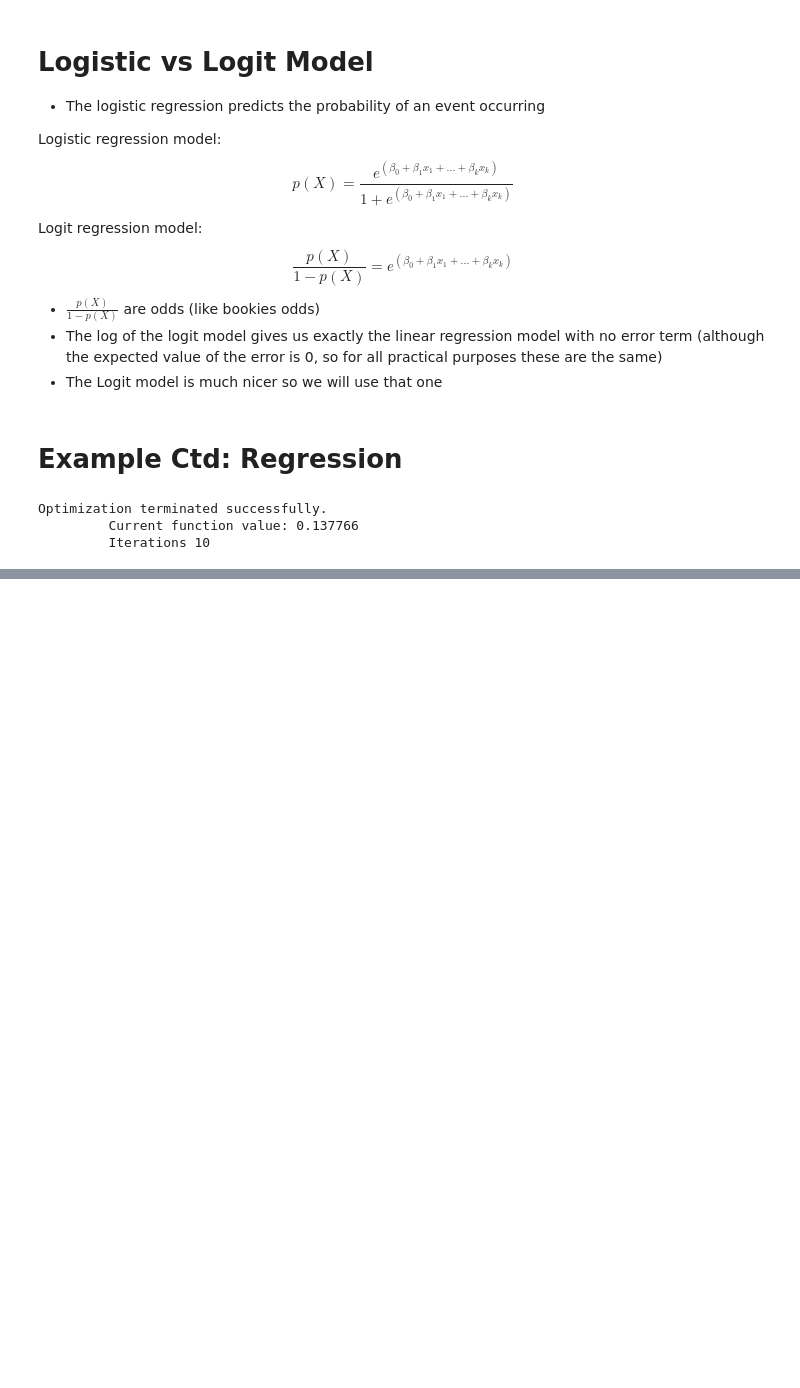
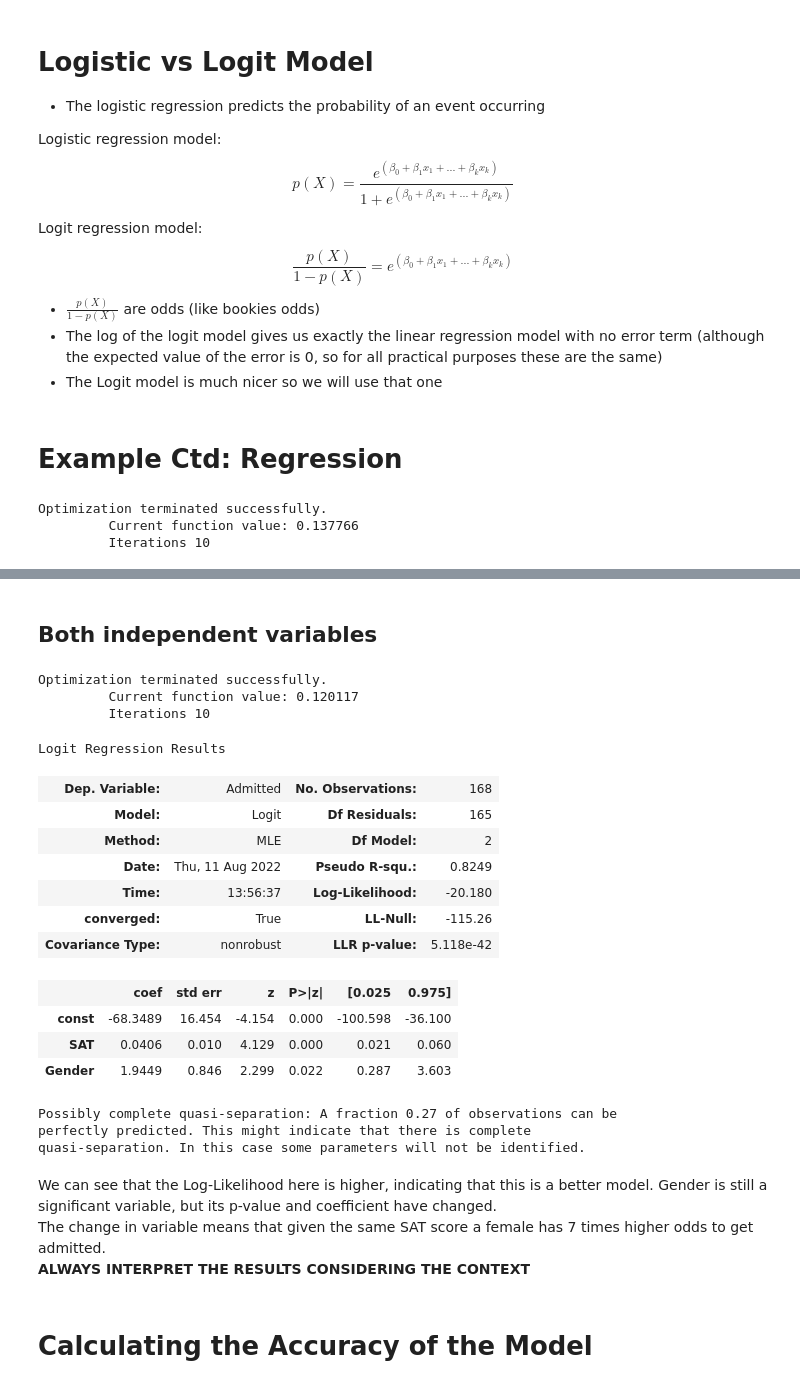
Before and after one commit to ciaralynch2/Summer-2022---Data-Science-Course, a Jupyter notebook: Part 5; Section 31-39; Advanced Statistical Methods/Part 5; Section 36; Adv. Statistical Methods; Logistic Regression.ipynb, the cells around one changed output, grey strips where cells are left out. Saved outputs shown, nothing was run; the diff lists cells and outputs as text; code cells hidden in the pictures; blank space fills up the shorter version.

```diff
--- a/Part 5; Section 31-39; Advanced Statistical Methods/Part 5; Section 36; Adv. Statistical Methods; Logistic Regression.ipynb
+++ b/Part 5; Section 31-39; Advanced Statistical Methods/Part 5; Section 36; Adv. Statistical Methods; Logistic Regression.ipynb
@@ -162,0 +234,2 @@ quasi-separation. In this case some parameters will not be identified.
+# %% [markdown]
+## Both independent variables
@@ -162,0 +239,32 @@ quasi-separation. In this case some parameters will not be identified.
+# %%
+x = sm.add_constant(x1)
+reg_log = sm.Logit(y,x)
+results_log = reg_log.fit()
+results_log.summary()
+# %% [output]
+Optimization terminated successfully.
+         Current function value: 0.120117
+         Iterations 10
+Logit Regression Results
+| Dep. Variable: | Admitted | No. Observations: | 168 |
+| Model: | Logit | Df Residuals: | 165 |
+| Method: | MLE | Df Model: | 2 |
+| Date: | Thu, 11 Aug 2022 | Pseudo R-squ.: | 0.8249 |
+| Time: | 13:56:37 | Log-Likelihood: | -20.180 |
+| converged: | True | LL-Null: | -115.26 |
+| Covariance Type: | nonrobust | LLR p-value: | 5.118e-42 |
+|  | coef | std err | z | P>|z| | [0.025 | 0.975] |
+| const | -68.3489 | 16.454 | -4.154 | 0.000 | -100.598 | -36.100 |
+| SAT | 0.0406 | 0.010 | 4.129 | 0.000 | 0.021 | 0.060 |
+| Gender | 1.9449 | 0.846 | 2.299 | 0.022 | 0.287 | 3.603 |
+Possibly complete quasi-separation: A fraction 0.27 of observations can be
+perfectly predicted. This might indicate that there is complete
+quasi-separation. In this case some parameters will not be identified.
+# %% [markdown]
+We can see that the Log-Likelihood here is higher, indicating that this is a better model. Gender is still a significant variable, but its p-value and coefficient have changed.
+\
+The change in variable means that given the same SAT score a female has 7 times higher odds to get admitted.
+\
+**ALWAYS INTERPRET THE RESULTS CONSIDERING THE CONTEXT**
+# %% [markdown]
+# Calculating the Accuracy of the Model
```
Also changed, not shown: parts of 32 cells of this notebook, 18 other files.
